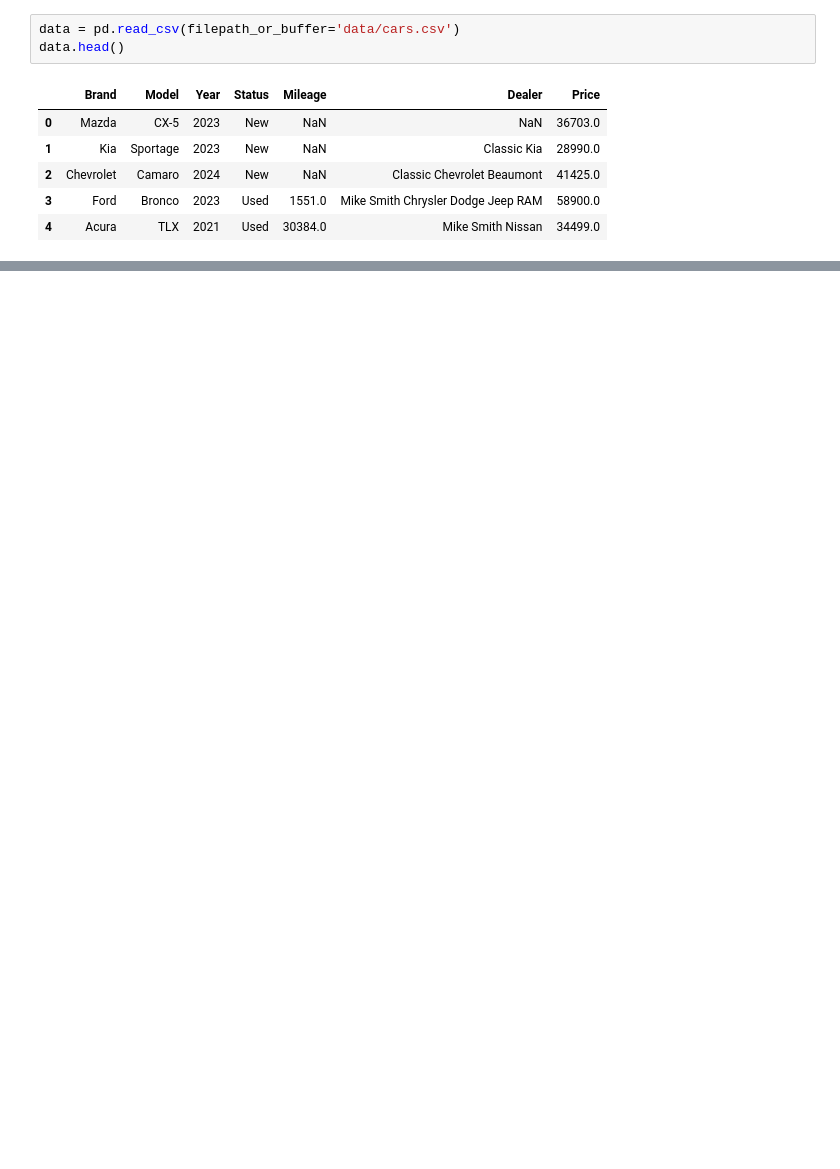
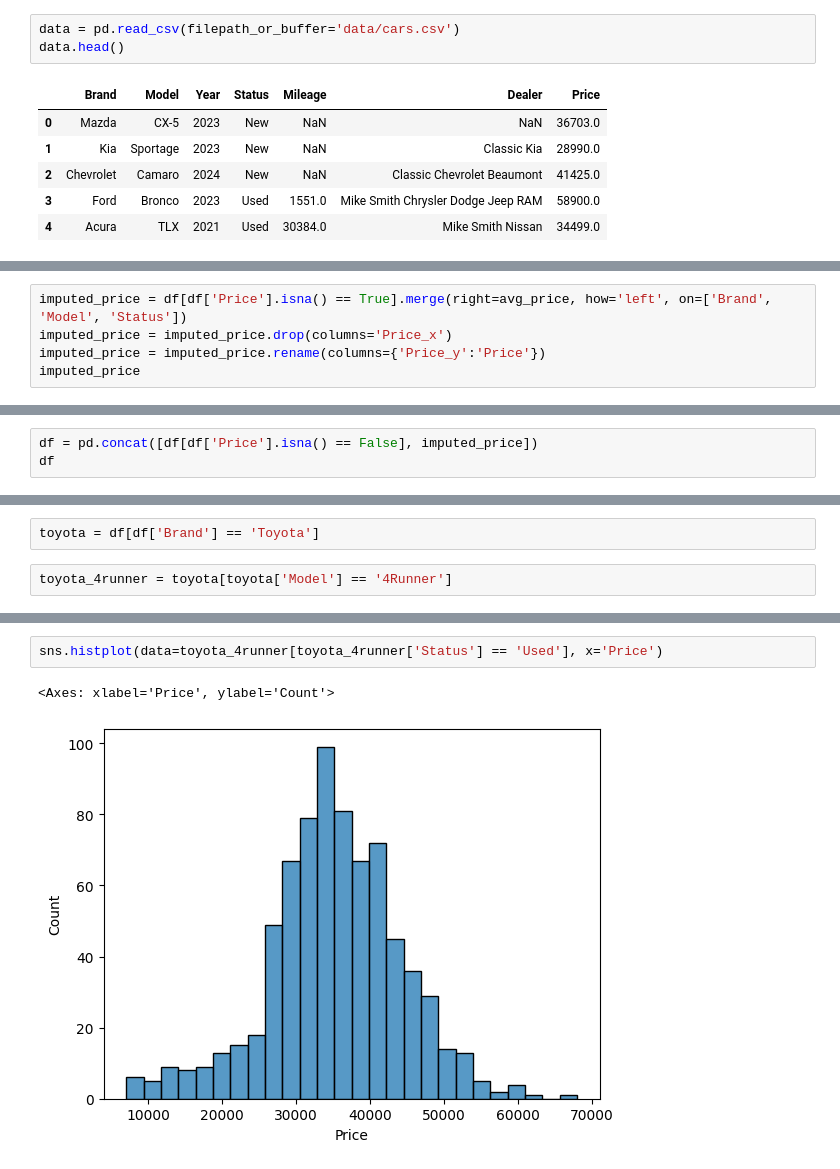
Before and after one commit to mglissmann/usa_car_sale_prices, a Jupyter notebook: analysis.ipynb, the cells around one changed output, grey strips where cells are left out. Saved outputs shown, nothing was run; the diff lists cells and outputs as text; blank space fills up the shorter version.

Commit message:
impute missing price values using avg of brand, model, and status

```diff
--- a/analysis.ipynb
+++ b/analysis.ipynb
@@ -12,0 +100,5 @@ data.head()
+# %%
+imputed_price = df[df['Price'].isna() == True].merge(right=avg_price, how='left', on=['Brand', 'Model', 'Status'])
+imputed_price = imputed_price.drop(columns='Price_x')
+imputed_price = imputed_price.rename(columns={'Price_y':'Price'})
+imputed_price
@@ -12,0 +119,3 @@ data.head()
+# %%
+df = pd.concat([df[df['Price'].isna() == False], imputed_price])
+df
@@ -12,0 +147,4 @@ data.head()
+# %%
+toyota = df[df['Brand'] == 'Toyota']
+# %%
+toyota_4runner = toyota[toyota['Model'] == '4Runner']
@@ -12,0 +250,5 @@ data.head()
+# %%
+sns.histplot(data=toyota_4runner[toyota_4runner['Status'] == 'Used'], x='Price')
+# %% [output]
+<Axes: xlabel='Price', ylabel='Count'>
+[figure, added]
```
Also changed, not shown: parts of 20 cells of this notebook, 1 other file.
